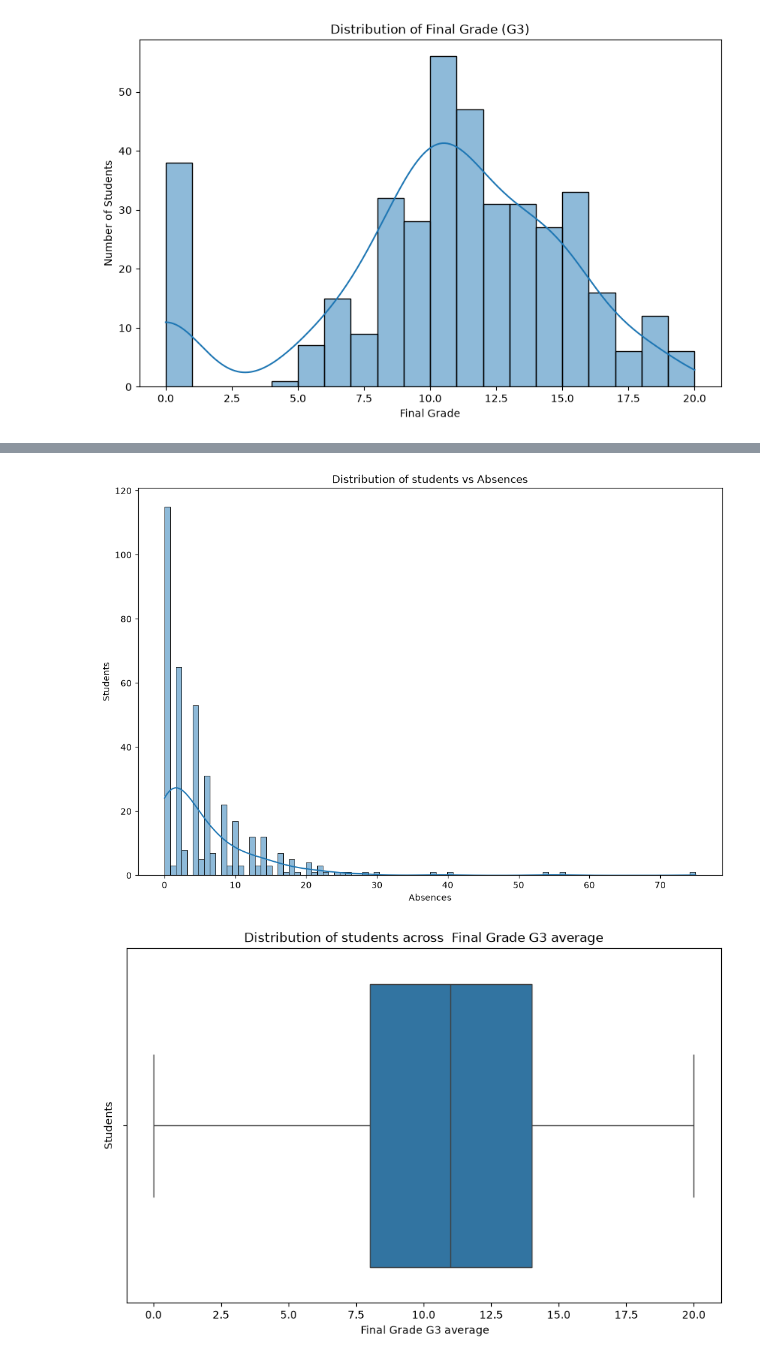
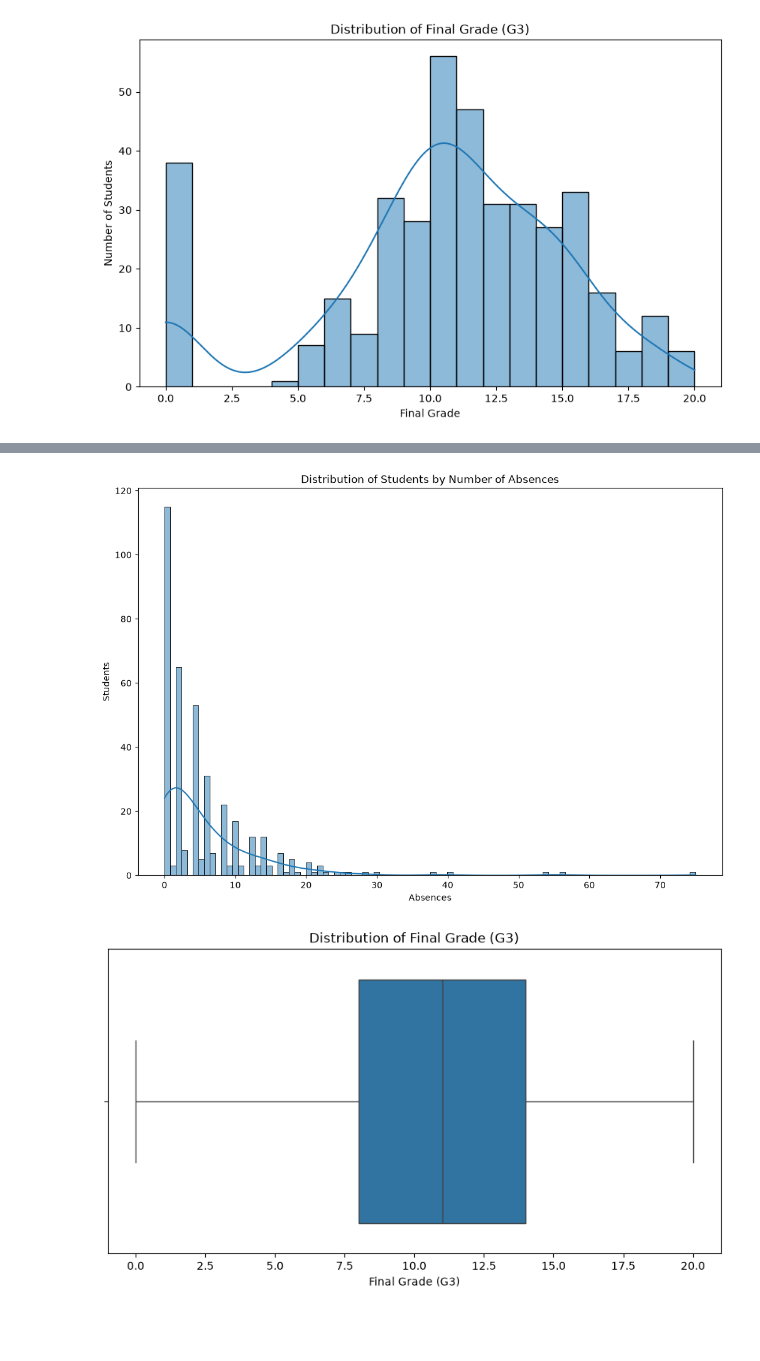
Before and after one commit to Udaykirankota32/Student-Performance-Prediction-System, a Jupyter notebook: 001_data_understanding.ipynb, the cells around one changed output, grey strips where cells are left out. Saved outputs shown, nothing was run; the diff lists cells and outputs as text; code cells hidden in the pictures; blank space fills up the shorter version.

```diff
--- a/001_data_understanding.ipynb
+++ b/001_data_understanding.ipynb
@@ -387,23 +387,22 @@ plt.show()
 # %%
-#distribution of students vs Absences
+#Distribution of Students by Number of Absences
 plt.figure(figsize=(12,8))
 sb.histplot(data=df,x="absences",bins=94,kde=True)
-plt.title("Distribution of students vs Absences")
+plt.title("Distribution of Students by Number of Absences")
 plt.xlabel("Absences")
 plt.ylabel("Students")
 plt.show()
 # %% [output]
-[figure, old version]
+[figure, new version]
 # %%
-#distribution of students across Final Grade G3
-plt.figure(figsize=(10,6))
-sb.boxplot(data=df,x="G3")
-plt.title("Distribution of students across  Final Grade G3 ")
-plt.xlabel(" Final Grade G3 average")
-plt.ylabel("Students")
+#distribution of Final Grade G3
+plt.figure(figsize=(10,5))
+sb.boxplot(data=df, x="G3")
+plt.title("Distribution of Final Grade (G3)")
+plt.xlabel("Final Grade (G3)")
 plt.show()
 # %% [output]
-[figure, old version]
+[figure, new version]
 # %%
 ### Univariate Analysis – Observations
 
```
Also changed, not shown: parts of 23 cells of this notebook.
